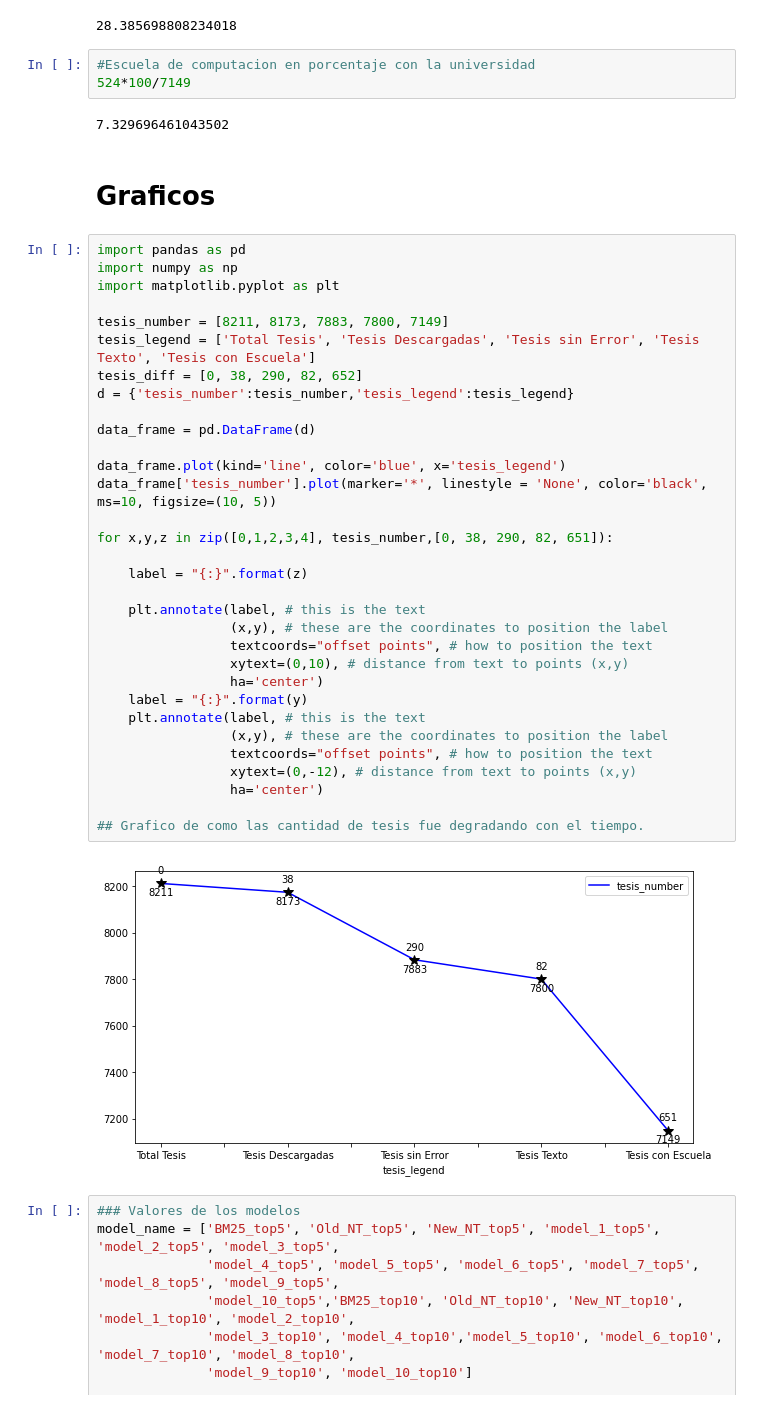
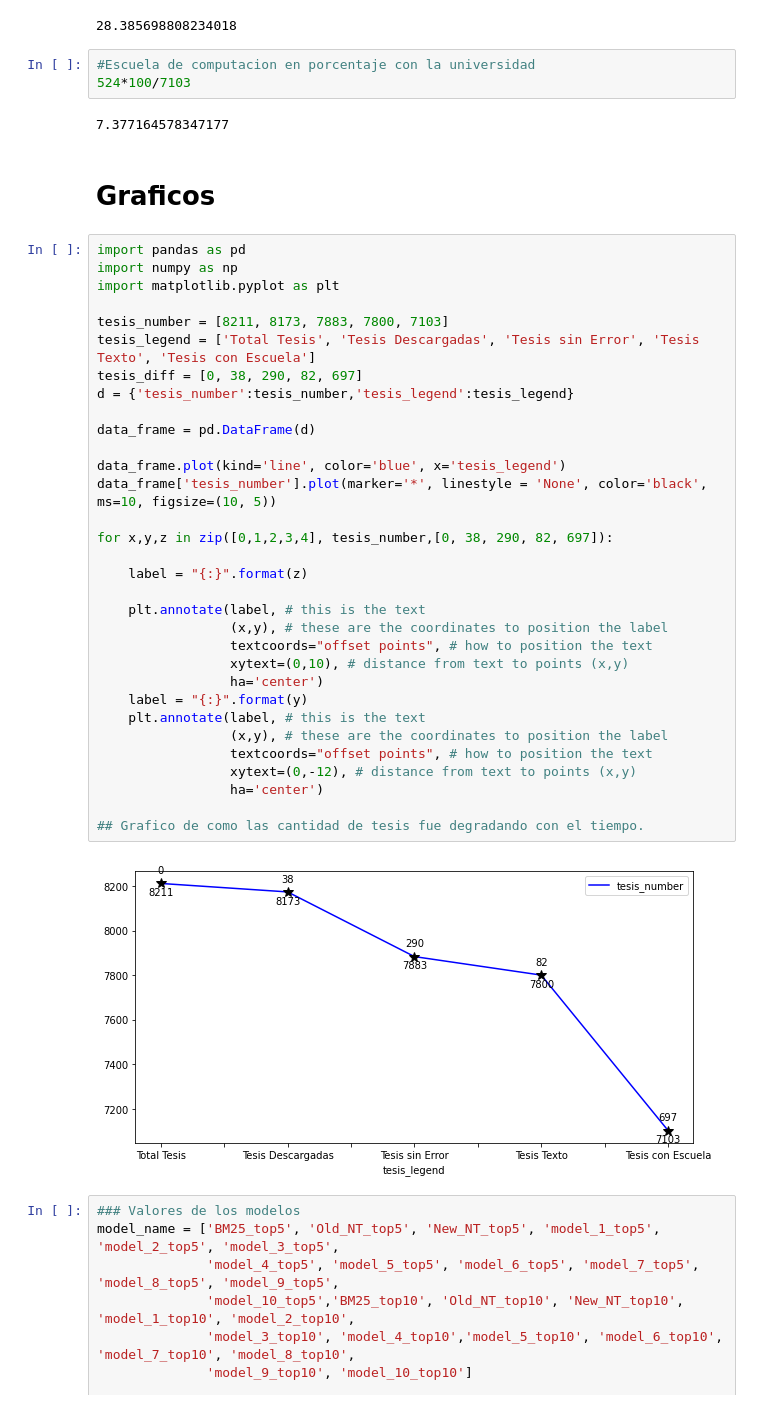
Before and after one commit to HighDeFing/thesis_v4, a Jupyter notebook: notebooks/EDA.ipynb, the cells around one changed output. Drawn from its saved outputs; the diff is of its cells as text.

```diff
--- a/notebooks/EDA.ipynb
+++ b/notebooks/EDA.ipynb
@@ -1131,45 +1129,45 @@ De las 11 facultades solo estan reflejadas 7. De las 43 Escuelas solo estan refl
 28.385698808234018
 # %%
 #Escuela de computacion en porcentaje con la universidad
-524*100/7149
+524*100/7103
 # %% [output]
-7.329696461043502
+7.377164578347177
 # %% [markdown]
 # Graficos
 # %%
 import pandas as pd
 import numpy as np
 import matplotlib.pyplot as plt
 
-tesis_number = [8211, 8173, 7883, 7800, 7149]
+tesis_number = [8211, 8173, 7883, 7800, 7103]
 tesis_legend = ['Total Tesis', 'Tesis Descargadas', 'Tesis sin Error', 'Tesis Texto', 'Tesis con Escuela']
-tesis_diff = [0, 38, 290, 82, 652]
+tesis_diff = [0, 38, 290, 82, 697]
 d = {'tesis_number':tesis_number,'tesis_legend':tesis_legend}
 
 data_frame = pd.DataFrame(d)
 
 data_frame.plot(kind='line', color='blue', x='tesis_legend')
 data_frame['tesis_number'].plot(marker='*', linestyle = 'None', color='black', ms=10, figsize=(10, 5))
 
-for x,y,z in zip([0,1,2,3,4], tesis_number,[0, 38, 290, 82, 651]):
+for x,y,z in zip([0,1,2,3,4], tesis_number,[0, 38, 290, 82, 697]):
 
     label = "{:}".format(z)
 
     plt.annotate(label, # this is the text
                  (x,y), # these are the coordinates to position the label
                  textcoords="offset points", # how to position the text
                  xytext=(0,10), # distance from text to points (x,y)
                  ha='center')
     label = "{:}".format(y)
     plt.annotate(label, # this is the text
                  (x,y), # these are the coordinates to position the label
                  textcoords="offset points", # how to position the text
                  xytext=(0,-12), # distance from text to points (x,y)
                  ha='center')
 
 ## Grafico de como las cantidad de tesis fue degradando con el tiempo.
 # %% [output]
-[figure, old version]
+[figure, new version]
 # %%
 ### Valores de los modelos
 model_name = ['BM25_top5', 'Old_NT_top5', 'New_NT_top5', 'model_1_top5', 'model_2_top5', 'model_3_top5',
```
Also changed, not shown: parts of 36 cells of this notebook, 29 other files.
